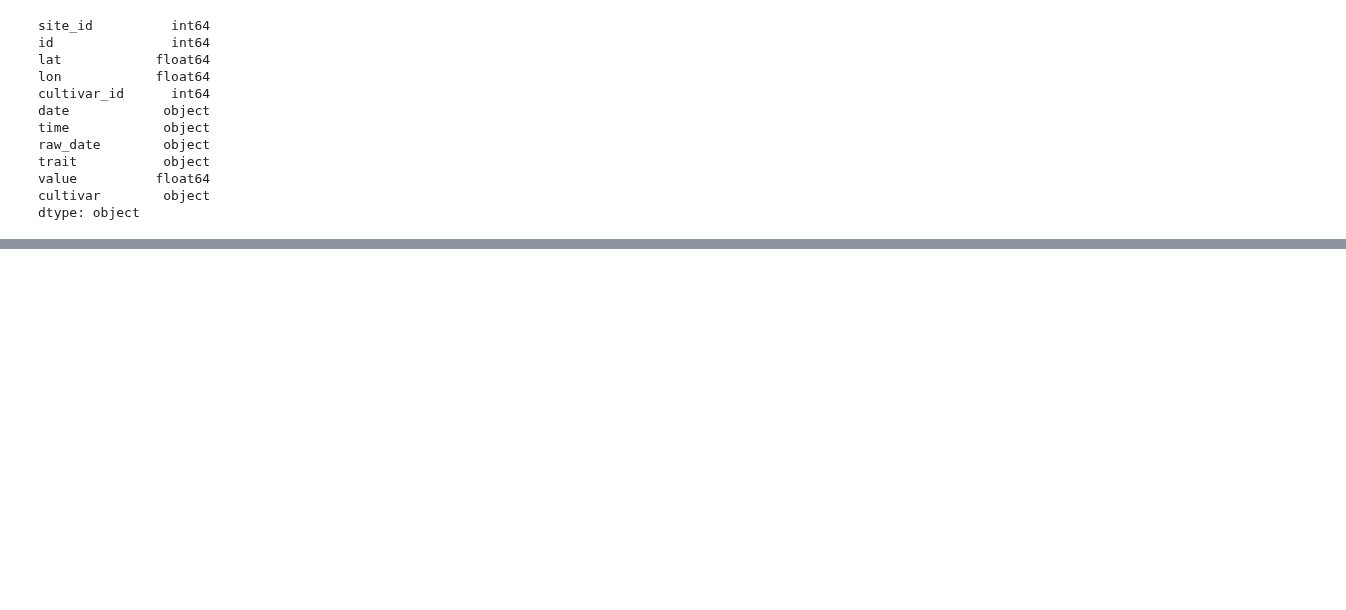
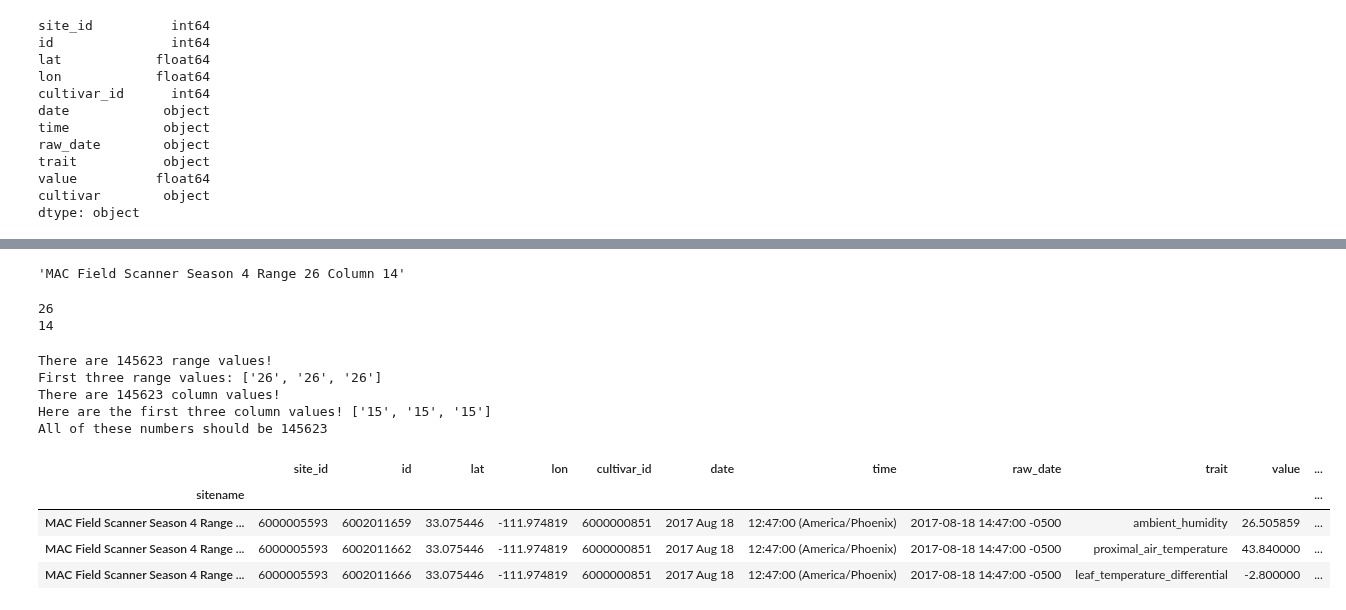
Before and after one commit to genophenoenvo/terraref-datasets, a Jupyter notebook: notebooks/season_4_pheno_table_2.ipynb, the cells around one changed output, grey strips where cells are left out. Cells and saved outputs as stored; diff of their text form; code cells hidden in the pictures; blank space fills up the shorter version.

```diff
--- a/notebooks/season_4_pheno_table_2.ipynb
+++ b/notebooks/season_4_pheno_table_2.ipynb
@@ -117,0 +200,5 @@ dtype: object
+# %%
+test_sitename_string = no_e_w_names[42]
+test_sitename_string
+# %% [output]
+'MAC Field Scanner Season 4 Range 26 Column 14'
@@ -117,0 +207,41 @@ dtype: object
+# %%
+print(split_string[6])
+print(split_string[8])
+# %% [output]
+26
+14
+# %%
+ranges = []
+columns = []
+
+for name in no_e_w_names:
+
+    split_name = name.split(' ')
+
+    range_value = split_name[6]
+    ranges.append(range_value)
+
+    column_value = split_name[8]
+    columns.append(column_value)
+
+print(f'There are {len(ranges)} range values!')
+print(f'First three range values: {ranges[:3]}')
+
+print(f'There are {len(columns)} column values!')
+print(f'Here are the first three column values! {columns[:3]}')
+
+print(f'All of these numbers should be {len(sitename_index)}')
+# %% [output]
+There are 145623 range values!
+First three range values: ['26', '26', '26']
+There are 145623 column values!
+Here are the first three column values! ['15', '15', '15']
+All of these numbers should be 145623
+# %%
+sitename_index.head(3)
+# %% [output]
+|  | site_id | id | lat | lon | cultivar_id | date | time | raw_date | trait | value | ... |
+| sitename |  |  |  |  |  |  |  |  |  |  | ... |
+| MAC Field Scanner Season 4 Range ... | 6000005593 | 6002011659 | 33.075446 | -111.974819 | 6000000851 | 2017 Aug 18 | 12:47:00 (America/Phoenix) | 2017-08-18 14:47:00 -0500 | ambient_humidity | 26.505859 | ... |
+| MAC Field Scanner Season 4 Range ... | 6000005593 | 6002011662 | 33.075446 | -111.974819 | 6000000851 | 2017 Aug 18 | 12:47:00 (America/Phoenix) | 2017-08-18 14:47:00 -0500 | proximal_air_temperature | 43.840000 | ... |
+| MAC Field Scanner Season 4 Range ... | 6000005593 | 6002011666 | 33.075446 | -111.974819 | 6000000851 | 2017 Aug 18 | 12:47:00 (America/Phoenix) | 2017-08-18 14:47:00 -0500 | leaf_temperature_differential | -2.800000 | ... |
```
Also changed, not shown: parts of 13 cells of this notebook.
